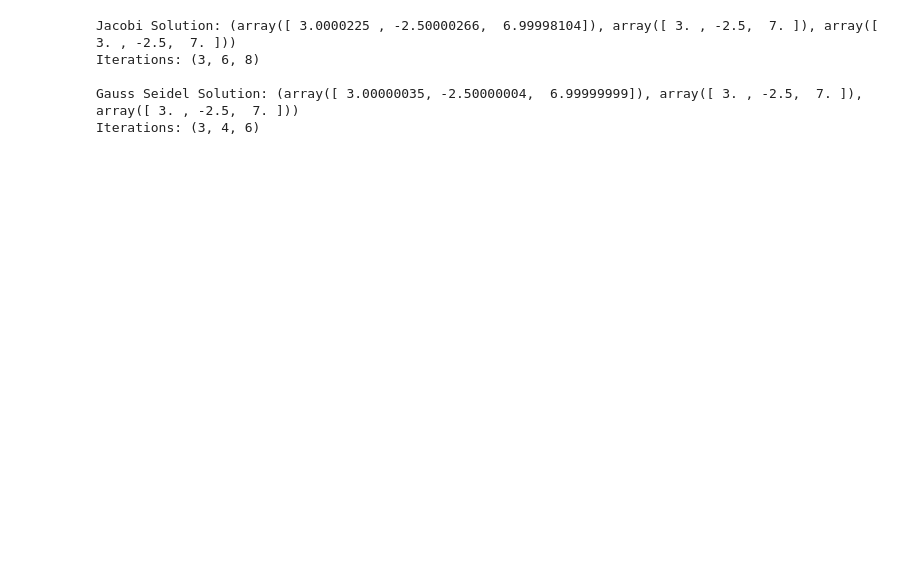
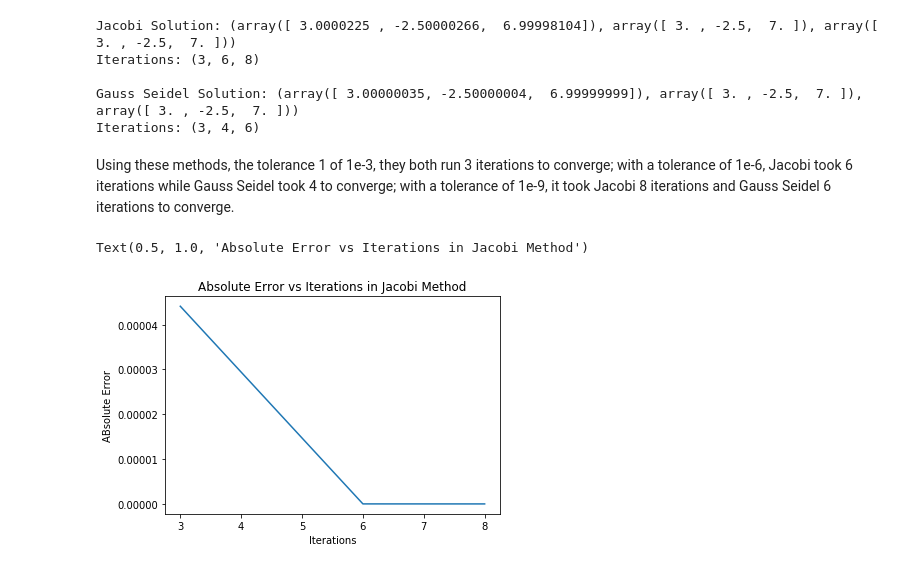
Before and after one commit to ad7-tech/coe311k, a Jupyter notebook: homework/ad55777-HW4.ipynb, the cells around one changed output. Cells and saved outputs as stored; diff of their text form; code cells hidden in the pictures; blank space fills up the shorter version.

```diff
--- a/homework/ad55777-HW4.ipynb
+++ b/homework/ad55777-HW4.ipynb
@@ -59,12 +60,12 @@ print(f"Iterations: {iterations1, iterations2, iterations3}")
 
 
 
-solution1, iterations1 = gauss_seidel(A, b, x0, tol1, max_iterations) #Gauss-seidel iteration w/ tol1
-solution2, iterations2 = gauss_seidel(A, b, x0, tol2, max_iterations) #Gauss-seidel iteration w/ tol2
-solution3, iterations3 = gauss_seidel(A, b, x0, tol3, max_iterations) #Gauss-seidel iteration w/ tol3
+solution4, iterations4 = gauss_seidel(A, b, x0, tol1, max_iterations) #Gauss-seidel iteration w/ tol1
+solution5, iterations5 = gauss_seidel(A, b, x0, tol2, max_iterations) #Gauss-seidel iteration w/ tol2
+solution6, iterations6 = gauss_seidel(A, b, x0, tol3, max_iterations) #Gauss-seidel iteration w/ tol3
 
-print(f"\nGauss Seidel Solution: {solution1, solution2, solution3}")
-print(f"Iterations: {iterations1, iterations2, iterations3}")
+print(f"\nGauss Seidel Solution: {solution4, solution5, solution6}")
+print(f"Iterations: {iterations4, iterations5, iterations6}")
 # %% [output]
 Jacobi Solution: (array([ 3.0000225 , -2.50000266,  6.99998104]), array([ 3. , -2.5,  7. ]), array([ 3. , -2.5,  7. ]))
 Iterations: (3, 6, 8)
@@ -75,0 +75,30 @@ Iterations: (3, 4, 6)
+# %% [markdown]
+Using these methods, the tolerance 1 of 1e-3, they both run 3 iterations to converge; with a tolerance of 1e-6, Jacobi took 6 iterations while Gauss Seidel took 4 to converge; with a tolerance of 1e-9, it took Jacobi 8 iterations and Gauss Seidel 6 iterations to converge.
+# %%
+true_sol = np.linalg.solve(A, b)
+# %%
+error1 = np.abs(true_sol[0] - solution1[0])
+error2 = np.abs(true_sol[1] - solution1[1])
+error3 = np.abs(true_sol[2] - solution1[2])
+terror1 = error1 + error2 + error3
+
+error1 = np.abs(true_sol[0] - solution2[0])
+error2 = np.abs(true_sol[1] - solution2[1])
+error3 = np.abs(true_sol[2] - solution2[2])
+terror2 = error1 + error2 + error3
+
+error1 = np.abs(true_sol[0] - solution3[0])
+error2 = np.abs(true_sol[1] - solution3[1])
+error3 = np.abs(true_sol[2] - solution3[2])
+terror3 = error1 + error2 + error3
+
+error = [terror1, terror2, terror3]
+iterations = [3, 6, 8]
+
+plt.plot(iterations, error)
+plt.xlabel("Iterations")
+plt.ylabel("ABsolute Error")
+plt.title("Absolute Error vs Iterations in Jacobi Method")
+# %% [output]
+Text(0.5, 1.0, 'Absolute Error vs Iterations in Jacobi Method')
+[figure, added]
```
Also changed, not shown: parts of 4 cells of this notebook, 1 other file.
